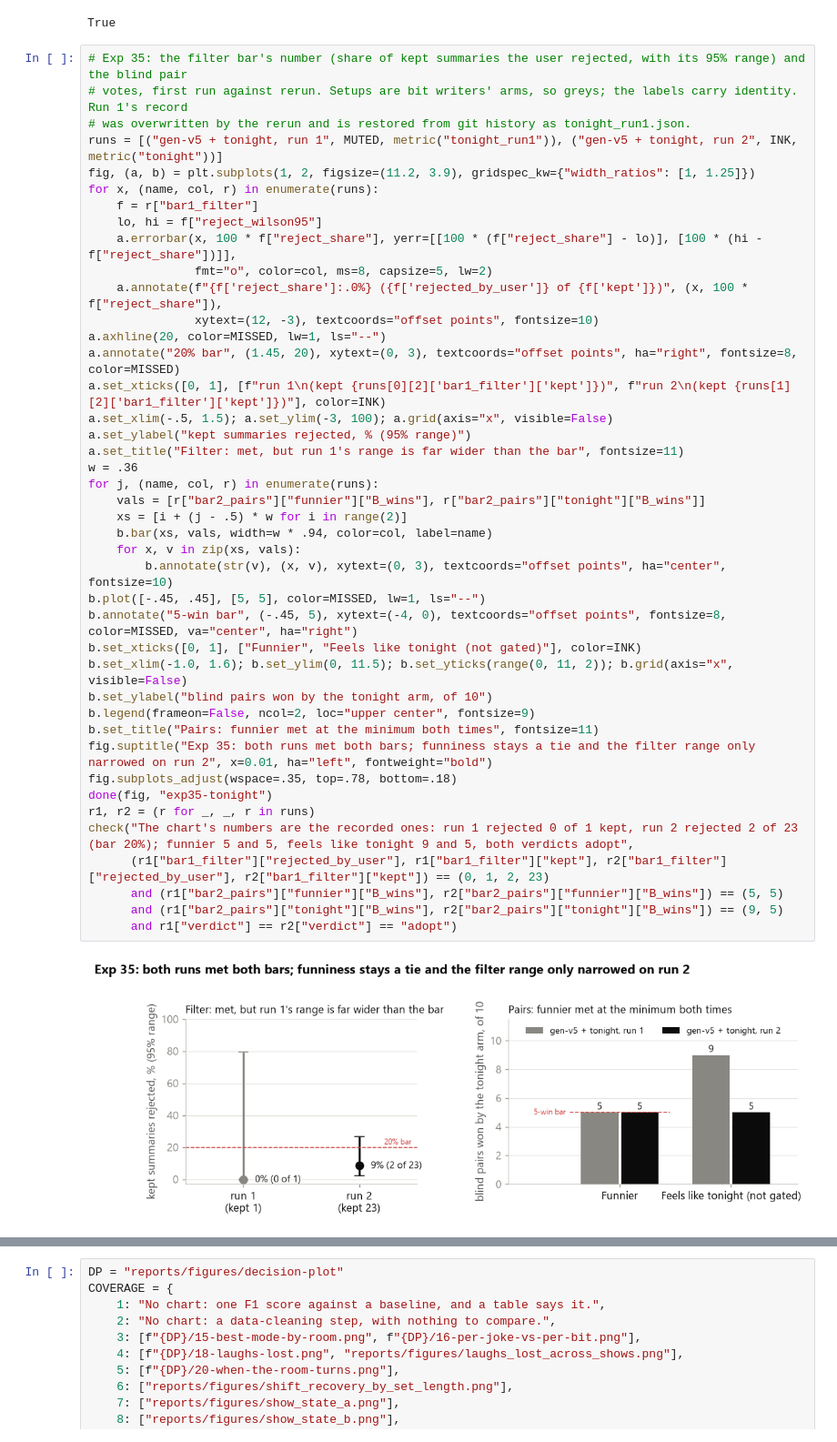
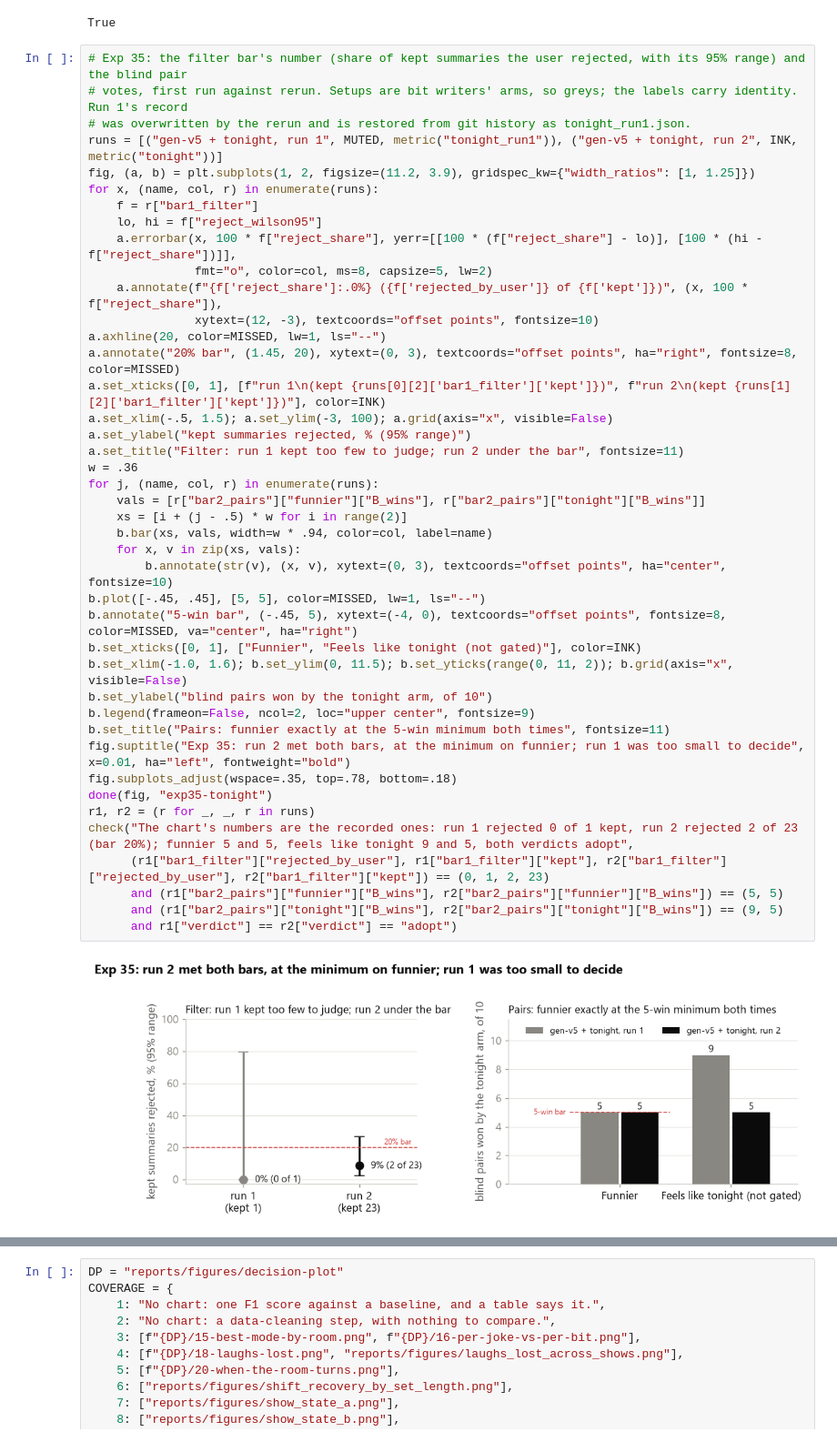
Before and after one commit to Panreta/humor-me, a Jupyter notebook: notebooks/decision-plot.ipynb, the cells around one changed output, grey strips where cells are left out. Shown at 91% size. Drawn from its saved outputs; the diff is of its cells as text.

```diff
--- a/notebooks/decision-plot.ipynb
+++ b/notebooks/decision-plot.ipynb
@@ -1145,37 +1145,37 @@ for x, (name, col, r) in enumerate(runs):
                fmt="o", color=col, ms=8, capsize=5, lw=2)
     a.annotate(f"{f['reject_share']:.0%} ({f['rejected_by_user']} of {f['kept']})", (x, 100 * f["reject_share"]),
                xytext=(12, -3), textcoords="offset points", fontsize=10)
 a.axhline(20, color=MISSED, lw=1, ls="--")
 a.annotate("20% bar", (1.45, 20), xytext=(0, 3), textcoords="offset points", ha="right", fontsize=8, color=MISSED)
 a.set_xticks([0, 1], [f"run 1\n(kept {runs[0][2]['bar1_filter']['kept']})", f"run 2\n(kept {runs[1][2]['bar1_filter']['kept']})"], color=INK)
 a.set_xlim(-.5, 1.5); a.set_ylim(-3, 100); a.grid(axis="x", visible=False)
 a.set_ylabel("kept summaries rejected, % (95% range)")
-a.set_title("Filter: met, but run 1's range is far wider than the bar", fontsize=11)
+a.set_title("Filter: run 1 kept too few to judge; run 2 under the bar", fontsize=11)
 w = .36
 for j, (name, col, r) in enumerate(runs):
     vals = [r["bar2_pairs"]["funnier"]["B_wins"], r["bar2_pairs"]["tonight"]["B_wins"]]
     xs = [i + (j - .5) * w for i in range(2)]
     b.bar(xs, vals, width=w * .94, color=col, label=name)
     for x, v in zip(xs, vals):
         b.annotate(str(v), (x, v), xytext=(0, 3), textcoords="offset points", ha="center", fontsize=10)
 b.plot([-.45, .45], [5, 5], color=MISSED, lw=1, ls="--")
 b.annotate("5-win bar", (-.45, 5), xytext=(-4, 0), textcoords="offset points", fontsize=8, color=MISSED, va="center", ha="right")
 b.set_xticks([0, 1], ["Funnier", "Feels like tonight (not gated)"], color=INK)
 b.set_xlim(-1.0, 1.6); b.set_ylim(0, 11.5); b.set_yticks(range(0, 11, 2)); b.grid(axis="x", visible=False)
 b.set_ylabel("blind pairs won by the tonight arm, of 10")
 b.legend(frameon=False, ncol=2, loc="upper center", fontsize=9)
-b.set_title("Pairs: funnier met at the minimum both times", fontsize=11)
-fig.suptitle("Exp 35: both runs met both bars; funniness stays a tie and the filter range only narrowed on run 2", x=0.01, ha="left", fontweight="bold")
+b.set_title("Pairs: funnier exactly at the 5-win minimum both times", fontsize=11)
+fig.suptitle("Exp 35: run 2 met both bars, at the minimum on funnier; run 1 was too small to decide", x=0.01, ha="left", fontweight="bold")
 fig.subplots_adjust(wspace=.35, top=.78, bottom=.18)
 done(fig, "exp35-tonight")
 r1, r2 = (r for _, _, r in runs)
 check("The chart's numbers are the recorded ones: run 1 rejected 0 of 1 kept, run 2 rejected 2 of 23 (bar 20%); funnier 5 and 5, feels like tonight 9 and 5, both verdicts adopt",
       (r1["bar1_filter"]["rejected_by_user"], r1["bar1_filter"]["kept"], r2["bar1_filter"]["rejected_by_user"], r2["bar1_filter"]["kept"]) == (0, 1, 2, 23)
       and (r1["bar2_pairs"]["funnier"]["B_wins"], r2["bar2_pairs"]["funnier"]["B_wins"]) == (5, 5)
       and (r1["bar2_pairs"]["tonight"]["B_wins"], r2["bar2_pairs"]["tonight"]["B_wins"]) == (9, 5)
       and r1["verdict"] == r2["verdict"] == "adopt")
 # %% [output]
-[figure, old version]
+[figure, new version]
 ✅ **The chart's numbers are the recorded ones: run 1 rejected 0 of 1 kept, run 2 rejected 2 of 23 (bar 20%); funnier 5 and 5, feels like tonight 9 and 5, both verdicts adopt**
 True
 # %%
```
Also changed, not shown: 1 other file.
